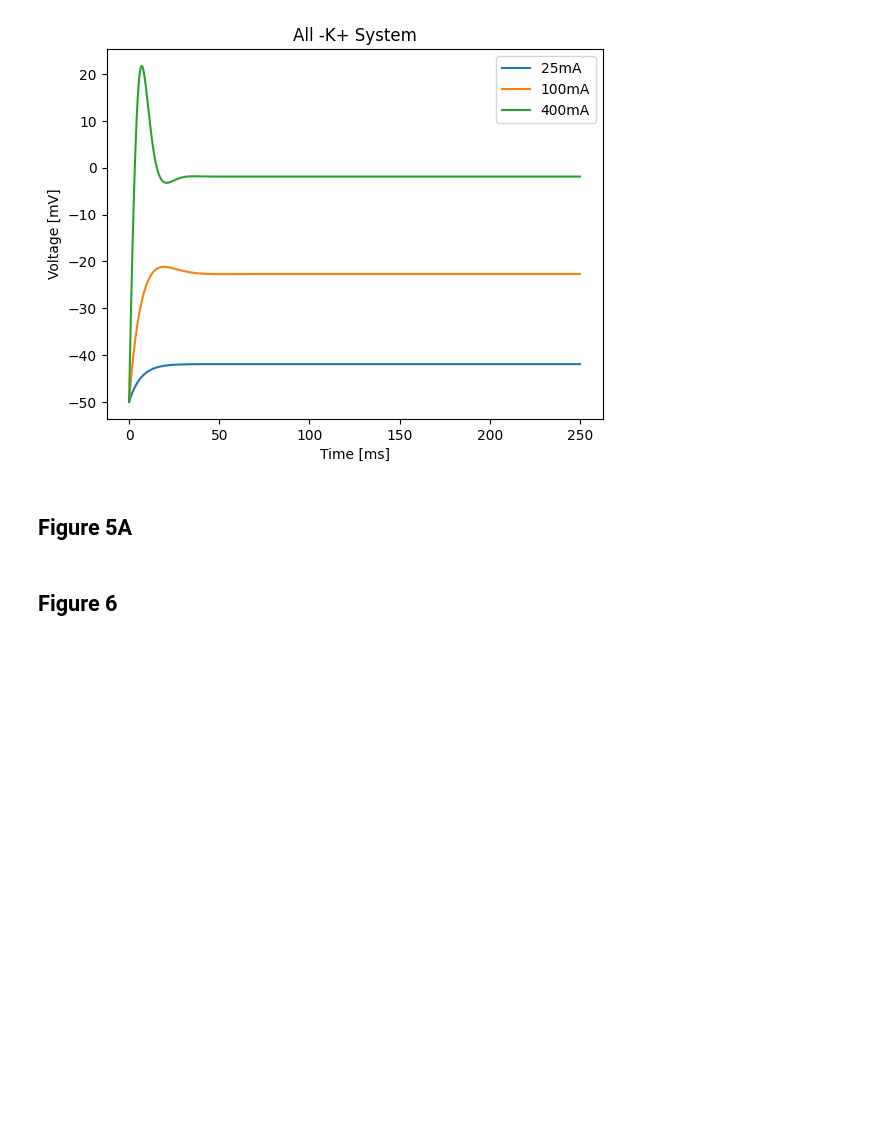
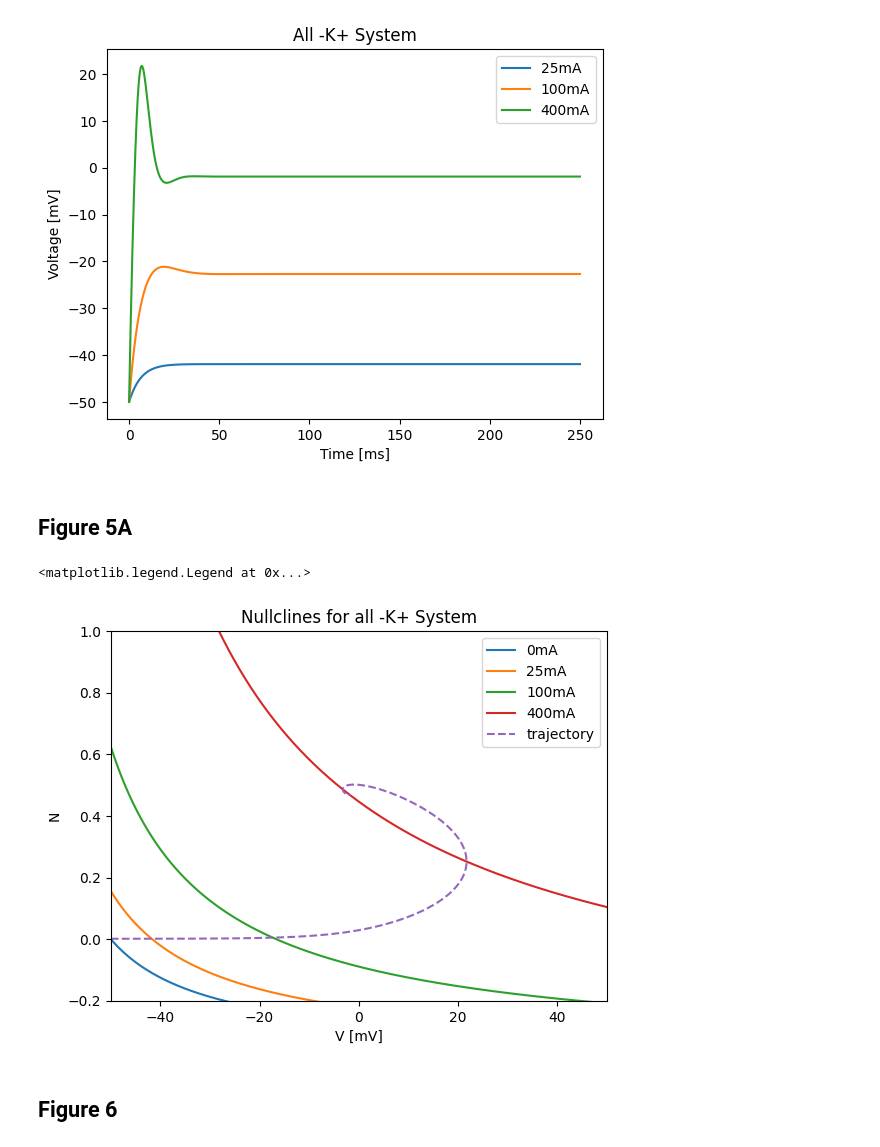
Before and after one commit to zeynoozkaya/VoltageOscillation, a Jupyter notebook: barnacle_mode.ipynb, the cells around one changed output. Drawn from its saved outputs; the diff is of its cells as text; code cells hidden in the pictures; blank space fills up the shorter version.

Commit message:
plots 2b, 5a

```diff
--- a/barnacle_mode.ipynb
+++ b/barnacle_mode.ipynb
@@ -133,7 +158,7 @@ class BarnacleNeuron():
 # Simulations
 # %%
 # defining parameters
-I_vals = [25, 100, 400] # I values plotted on figure 2b
+I_vals = [0,25, 100, 400] # I values plotted on figure 2b
 
 gca = 0
 gk = 8
@@ -161,7 +186,7 @@ N_sim3 = BarnacleNeuron(I=I_vals[3],gl=gl, gk=gk, gca=gca, Vl=Vl,
                         Vca=0, V1=-1, V2=1,lambda_M=0, Ca_i=0,Ca_o=0,Il=0,V_o = -50,Vk=Vk, V3=V3, V4=V4, lambda_N = lambda_N, C=C)
 
 
-
+N_sim0.apply_eulers(dt=dt,T=T,i="K")
 N_sim1.apply_eulers(dt=dt,T=T,i="K")
 N_sim2.apply_eulers(dt=dt,T=T,i="K")
 N_sim3.apply_eulers(dt=dt,T=T,i="K")
@@ -181,7 +206,23 @@ plt.legend()
 # %% [markdown]
 ## Figure 5A
 # %%
-I_vals = [0,25, 100, 400] # I values plotted on figure 2b
+N_sim0.plot_Vnullcline("0mA")
+N_sim1.plot_Vnullcline("25mA")
+N_sim2.plot_Vnullcline("100mA")
+N_sim3.plot_Vnullcline("400mA")
+
+N_sim3.plot_trajectory("trajectory")
+
+plt.xlim(-50,50)
+plt.ylim(-.2,1)
+
+plt.ylabel("N")
+plt.xlabel("V [mV]")
+plt.title("Nullclines for all -K+ System")
+plt.legend()
+# %% [output]
+<matplotlib.legend.Legend at 0x...>
+[figure, added]
 # %% [markdown]
 ## Figure 6
 # %% [markdown]
```
Also changed, not shown: parts of 1 cell of this notebook.
